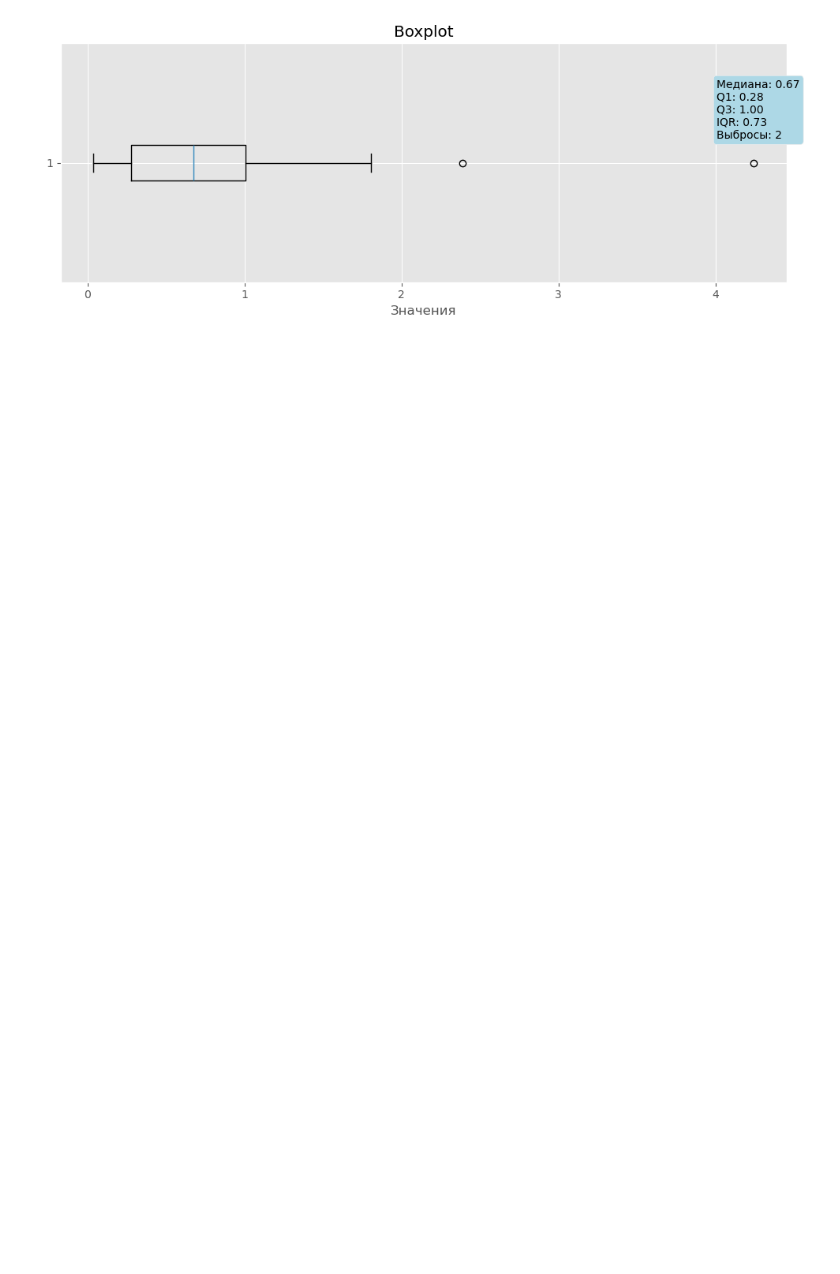
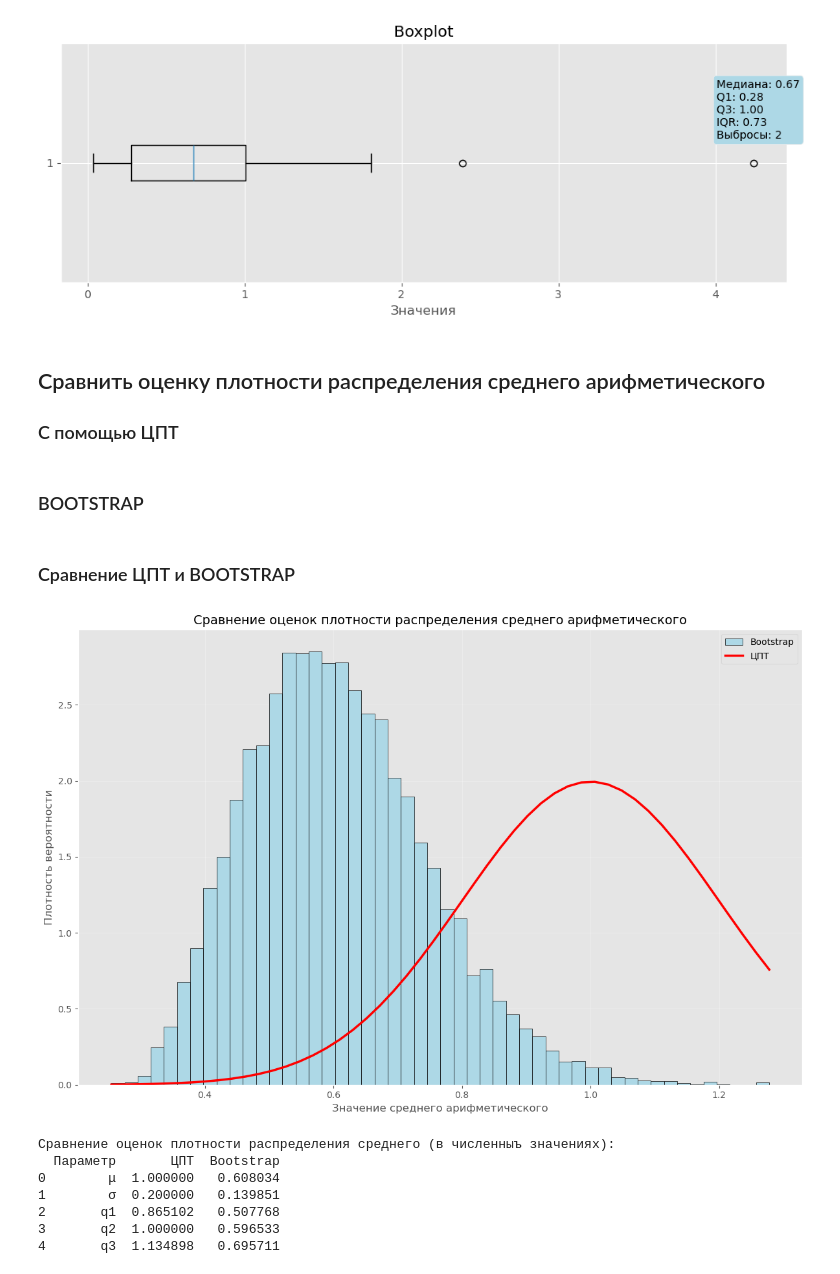
Before and after one commit to Anactaciya/math_statistics, a Jupyter notebook: exp_random_variable.ipynb, the cells around one changed output. Drawn from its saved outputs; the diff is of its cells as text; code cells hidden in the pictures; blank space fills up the shorter version.

Commit message:
add bootstrap vs central limit theorem, also add first task

```diff
--- a/exp_random_variable.ipynb
+++ b/exp_random_variable.ipynb
@@ -112,3 +112,82 @@ plt.tight_layout()
 plt.show()
 # %% [output]
 [figure]
+# %% [markdown]
+## Сравнить оценку плотности распределения среднего арифметического
+
+### С помощью ЦПТ
+# %%
+# Для экспоненциального распределения теоретические параметры:
+# E[X] = scale, Var[X] = scale^2
+# (Учитываем, что \frac{1}{\beta} \exp\left(-\frac{x}{\beta}\right))
+theoretical_mean = scale
+theoretical_se = scale / np.sqrt(n)
+# %% [markdown]
+### BOOTSTRAP
+# %%
+N = 10000  # подвыборок объема n с повторением элементов
+
+bootstrap_means = np.zeros(shape=N)
+for i in range(N):
+    bootstrap_sample = np.random.choice(sample, size=n, replace=True)
+    bootstrap_means[i] = np.mean(bootstrap_sample)
+
+
+bootstrap_mean = np.mean(bootstrap_means)
+bootstrap_std = np.std(bootstrap_means)
+bootstrap_ci = np.percentile(bootstrap_means, [2.5, 97.5])  # 95% доверительный интервал
+# %% [markdown]
+### Сравнение ЦПТ и BOOTSTRAP
+# %%
+plt.figure(figsize=(12, 8))
+
+plt.hist(bootstrap_means, bins=50, density=True,
+         color='lightblue', edgecolor='black',
+         label='Bootstrap')
+
+x = np.linspace(bootstrap_means.min(), bootstrap_means.max())
+y = stats.norm.pdf(x, theoretical_mean, theoretical_se)
+plt.plot(x, y, 'r-', linewidth=2.5,
+         label='ЦПТ')
+
+
+# Оформление графика
+plt.xlabel('Значение среднего арифметического', fontsize=12)
+plt.ylabel('Плотность вероятности', fontsize=12)
+plt.title('Сравнение оценок плотности распределения среднего арифметического', fontsize=14)
+plt.legend(loc='best', fontsize=10)
+plt.grid(True, alpha=0.3)
+
+plt.tight_layout()
+plt.show()
+
+
+comparison_df = pd.DataFrame({
+    'Параметр': ['μ', 'σ', 'q1', 'q2', 'q3'],
+    'ЦПТ': [
+        theoretical_mean,
+        theoretical_se,
+        stats.norm.ppf(0.25, theoretical_mean, theoretical_se),
+        stats.norm.ppf(0.5, theoretical_mean, theoretical_se),
+        stats.norm.ppf(0.75, theoretical_mean, theoretical_se),
+    ],
+    'Bootstrap': [
+        bootstrap_mean,
+        bootstrap_std,
+        np.percentile(bootstrap_means, 25),
+        np.percentile(bootstrap_means, 50),
+        np.percentile(bootstrap_means, 75),
+    ]
+})
+
+print("Сравнение оценок плотности распределения среднего (в численныъ значениях):")
+print(comparison_df)
+# %% [output]
+[figure, added]
+Сравнение оценок плотности распределения среднего (в численныъ значениях):
+  Параметр       ЦПТ  Bootstrap
+0        μ  1.000000   0.608034
+1        σ  0.200000   0.139851
+2       q1  0.865102   0.507768
+3       q2  1.000000   0.596533
+4       q3  1.134898   0.695711
```
Also changed, not shown: parts of 4 cells of this notebook, 2 other files.
